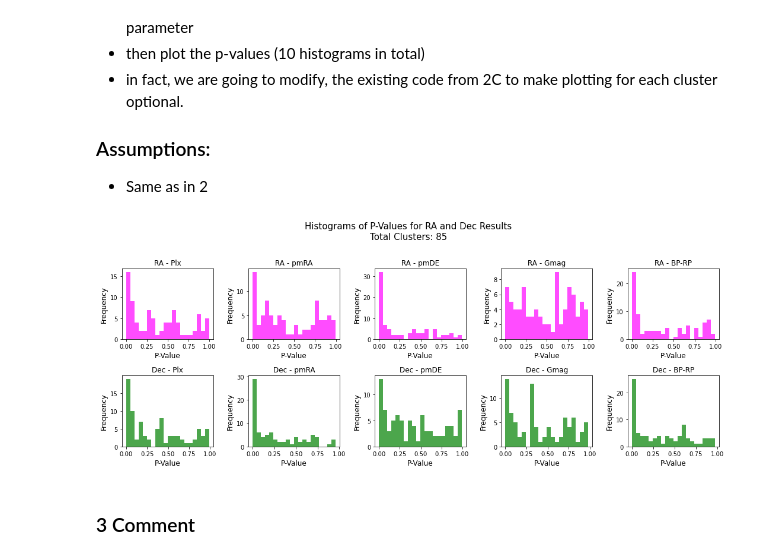
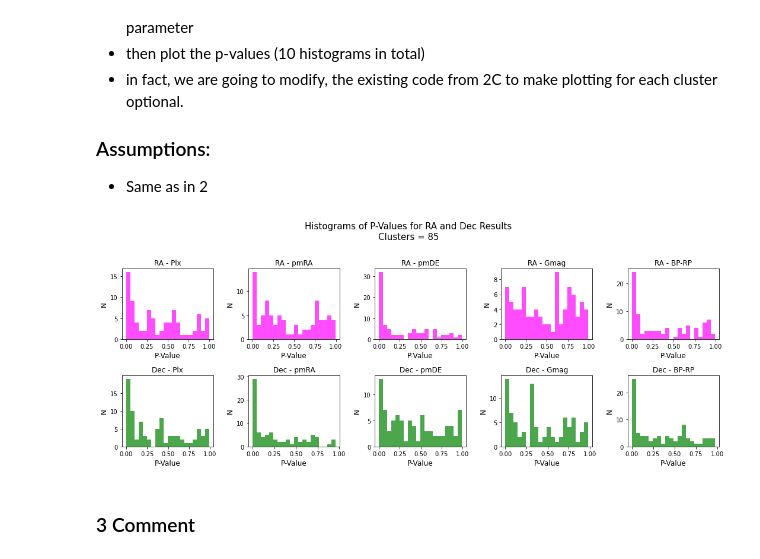
Before and after one commit to afinemax/stat_meth, a Jupyter notebook: assignments/a1/a1_max_fine.ipynb, the cells around one changed output. Drawn from its saved outputs; the diff is of its cells as text; code cells hidden in the pictures.

```diff
--- a/assignments/a1/a1_max_fine.ipynb
+++ b/assignments/a1/a1_max_fine.ipynb
@@ -668,37 +665,39 @@ RA_df_results = pd.DataFrame(ra_df_list)
 DEC_df_results = pd.DataFrame(dec_df_list)
 # %%
 # 3 plotting cell
+
+n_bins = 20 # this seems reasonable, I could do a int(sqrt(n)) rule but this looks nice
 
 # Grab Parameters from pd
 ra_parameters = RA_df_results['Parameter'].unique()
 dec_parameters = DEC_df_results['Parameter'].unique()
 
 # Initalize figure
 fig, axes = plt.subplots(2, 5, figsize=(15, 6))
 
 # Plot histograms for RA results
 for i, parameter in enumerate(ra_parameters):
     ax = axes[0, i]
-    ax.hist(RA_df_results[RA_df_results['Parameter'] == parameter]['RA_P_Value'], bins=20, color='magenta', alpha=0.7)
+    ax.hist(RA_df_results[RA_df_results['Parameter'] == parameter]['RA_P_Value'], bins=n_bins, color='magenta', alpha=0.7)
     ax.set_title(f'RA - {parameter}')
     ax.set_xlabel('P-Value', size=12)
-    ax.set_ylabel('Frequency', size=12)
+    ax.set_ylabel('N', size=12)
 
 # Plot histograms for Dec results
 for i, parameter in enumerate(dec_parameters):
     ax = axes[1, i]
-    ax.hist(DEC_df_results[DEC_df_results['Parameter'] == parameter]['Dec_P_Value'], bins=20, color='green', alpha=0.7)
+    ax.hist(DEC_df_results[DEC_df_results['Parameter'] == parameter]['Dec_P_Value'], bins=n_bins, color='green', alpha=0.7)
     ax.set_title(f'Dec - {parameter}')
     ax.set_xlabel('P-Value', size=12)
-    ax.set_ylabel('Frequency', size=12)
+    ax.set_ylabel('N', size=12)
 
 # Adjust layout, add Title
 total_clusters = len(unique_cluster_names)
-plt.suptitle(f'Histograms of P-Values for RA and Dec Results\nTotal Clusters: {total_clusters}', size=15)
+plt.suptitle(f'Histograms of P-Values for RA and Dec Results\nClusters = {total_clusters}', size=15)
 plt.tight_layout(rect=[0, 0, 1, 0.96])
 
 plt.show()
 # %% [output]
-[figure, old version]
+[figure, new version]
 # %% [markdown]
 ### 3 Comment
```
Also changed, not shown: parts of 5 cells of this notebook.
